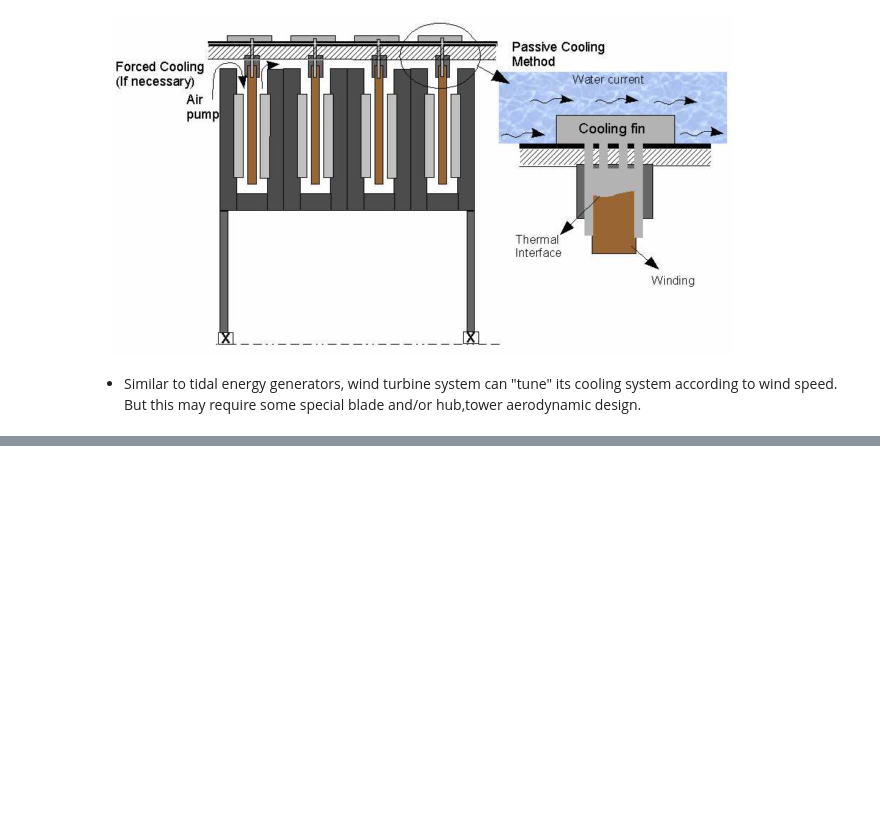
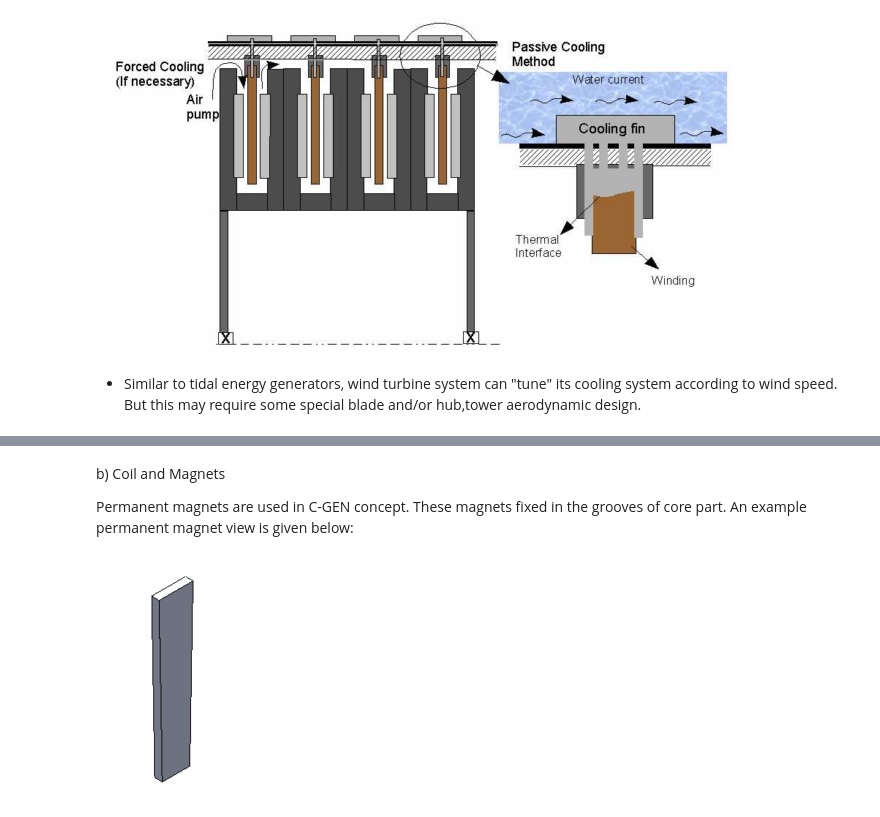
Before and after one commit to aydinbaskaya/MS_Thesis, a Jupyter notebook: Modular Generators/Documents/Direct-drive wind turbines .ipynb, the cells around one changed output, grey strips where cells are left out. Cells and saved outputs as stored; diff of their text form; code cells hidden in the pictures; blank space fills up the shorter version.

```diff
--- a/Modular Generators/Documents/Direct-drive wind turbines .ipynb
+++ b/Modular Generators/Documents/Direct-drive wind turbines .ipynb
@@ -281,0 +300,9 @@ Image(filename='cooling.png')
+# %% [markdown]
+b) Coil and Magnets
+
+Permanent magnets are used in C-GEN concept. These magnets fixed in the grooves of core part. An example permanent magnet view is given below:
+# %%
+from IPython.display import Image
+Image(filename='core_magnet.png')
+# %% [output]
+[figure, added]
```
Also changed, not shown: parts of 16 cells of this notebook, 1 other file.
